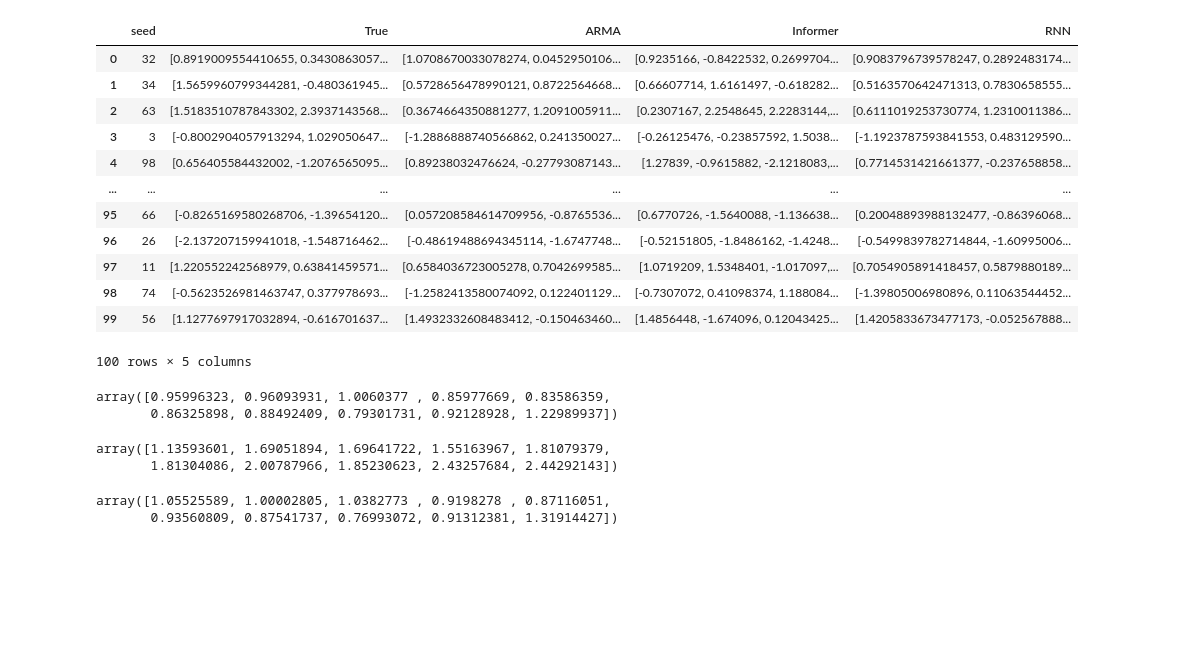
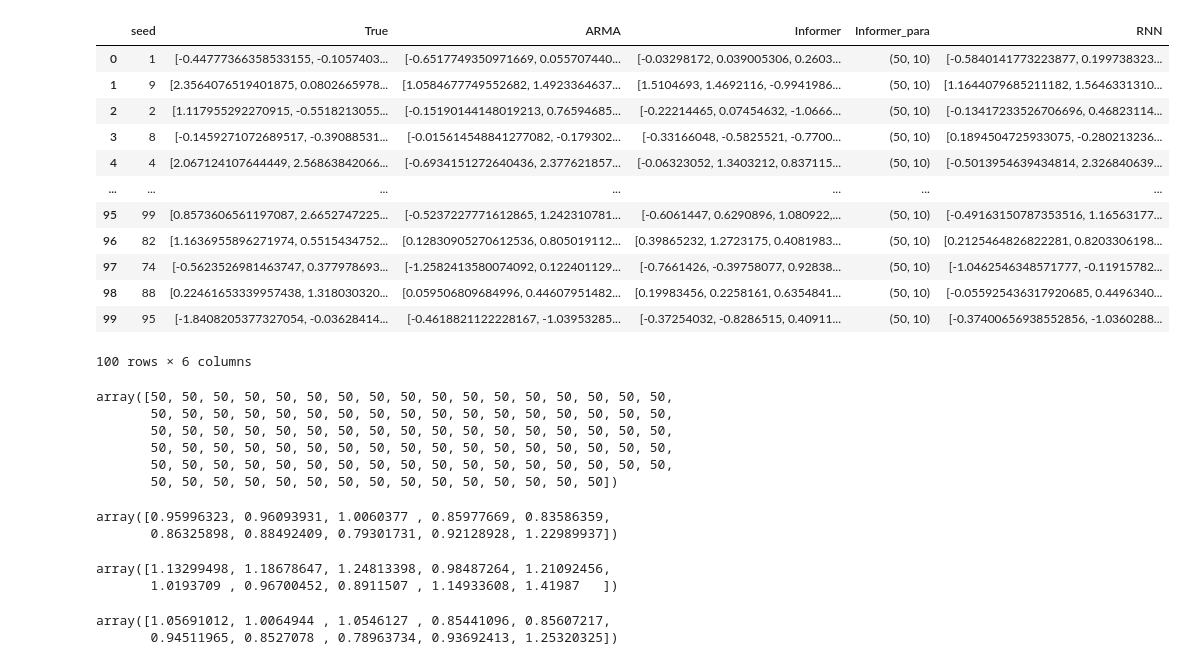
Before and after one commit to jasongangquanzhang/Informer_Time_Series, a Jupyter notebook: visiualization.ipynb, the cells around one changed output. Drawn from its saved outputs; the diff is of its cells as text; code cells hidden in the pictures; blank space fills up the shorter version.

```diff
--- a/visiualization.ipynb
+++ b/visiualization.ipynb
@@ -5,26 +5,36 @@ import numpy as np
 from sklearn.metrics import mean_squared_error
 import matplotlib.pyplot as plt
 # %%
-df = pd.read_csv('csv_results/result_2.csv')
+df = pd.read_csv('csv_results/result_6.csv')
 df
 # %% [output]
-|  | seed | True | ARMA | Informer | RNN |
-| 0 | 32 | [0.8919009554410655, 0.3430863057... | [1.0708670033078274, 0.0452950106... | [0.9235166, -0.8422532, 0.2699704... | [0.9083796739578247, 0.2892483174... |
-| 1 | 34 | [1.5659960799344281, -0.480361945... | [0.5728656478990121, 0.8722564668... | [0.66607714, 1.6161497, -0.618282... | [0.5163570642471313, 0.7830658555... |
-| 2 | 63 | [1.5183510787843302, 2.3937143568... | [0.3674664350881277, 1.2091005911... | [0.2307167, 2.2548645, 2.2283144,... | [0.6111019253730774, 1.2310011386... |
-| 3 | 3 | [-0.8002904057913294, 1.029050647... | [-1.2886888740566862, 0.241350027... | [-0.26125476, -0.23857592, 1.5038... | [-1.1923787593841553, 0.483129590... |
-| 4 | 98 | [0.656405584432002, -1.2076565095... | [0.89238032476624, -0.27793087143... | [1.27839, -0.9615882, -2.1218083,... | [0.7714531421661377, -0.237658858... |
-| ... | ... | ... | ... | ... | ... |
-| 95 | 66 | [-0.8265169580268706, -1.39654120... | [0.057208584614709956, -0.8765536... | [0.6770726, -1.5640088, -1.136638... | [0.20048893988132477, -0.86396068... |
-| 96 | 26 | [-2.137207159941018, -1.548716462... | [-0.48619488694345114, -1.6747748... | [-0.52151805, -1.8486162, -1.4248... | [-0.5499839782714844, -1.60995006... |
-| 97 | 11 | [1.220552242568979, 0.63841459571... | [0.6584036723005278, 0.7042699585... | [1.0719209, 1.5348401, -1.017097,... | [0.7054905891418457, 0.5879880189... |
-| 98 | 74 | [-0.5623526981463747, 0.377978693... | [-1.2582413580074092, 0.122401129... | [-0.7307072, 0.41098374, 1.188084... | [-1.39805006980896, 0.11063544452... |
-| 99 | 56 | [1.1277697917032894, -0.616701637... | [1.4932332608483412, -0.150463460... | [1.4856448, -1.674096, 0.12043425... | [1.4205833673477173, -0.052567888... |
+|  | seed | True | ARMA | Informer | Informer_para | RNN |
+| 0 | 1 | [-0.44777366358533155, -0.1057403... | [-0.6517749350971669, 0.055707440... | [-0.03298172, 0.039005306, 0.2603... | (50, 10) | [-0.5840141773223877, 0.199738323... |
+| 1 | 9 | [2.3564076519401875, 0.0802665978... | [1.0584677749552682, 1.4923364637... | [1.5104693, 1.4692116, -0.9941986... | (50, 10) | [1.1644079685211182, 1.5646331310... |
+| 2 | 2 | [1.117955292270915, -0.5518213055... | [-0.15190144148019213, 0.76594685... | [-0.22214465, 0.07454632, -1.0666... | (50, 10) | [-0.13417233526706696, 0.46823114... |
+| 3 | 8 | [-0.1459271072689517, -0.39088531... | [-0.015614548841277082, -0.179302... | [-0.33166048, -0.5825521, -0.7700... | (50, 10) | [0.1894504725933075, -0.280213236... |
+| 4 | 4 | [2.067124107644449, 2.56863842066... | [-0.6934151272640436, 2.377621857... | [-0.06323052, 1.3403212, 0.837115... | (50, 10) | [-0.5013954639434814, 2.326840639... |
+| ... | ... | ... | ... | ... | ... | ... |
+| 95 | 99 | [0.8573606561197087, 2.6652747225... | [-0.5237227771612865, 1.242310781... | [-0.6061447, 0.6290896, 1.080922,... | (50, 10) | [-0.49163150787353516, 1.16563177... |
+| 96 | 82 | [1.1636955896271974, 0.5515434752... | [0.12830905270612536, 0.805019112... | [0.39865232, 1.2723175, 0.4081983... | (50, 10) | [0.2125464826822281, 0.8203306198... |
+| 97 | 74 | [-0.5623526981463747, 0.377978693... | [-1.2582413580074092, 0.122401129... | [-0.7661426, -0.39758077, 0.92838... | (50, 10) | [-1.0462546348571777, -0.11915782... |
+| 98 | 88 | [0.22461653339957438, 1.318030320... | [0.059506809684996, 0.44607951482... | [0.19983456, 0.2258161, 0.6354841... | (50, 10) | [-0.055925436317920685, 0.4496340... |
+| 99 | 95 | [-1.8408205377327054, -0.03628414... | [-0.4618821122228167, -1.03953285... | [-0.37254032, -0.8286515, 0.40911... | (50, 10) | [-0.37400656938552856, -1.0360288... |
-100 rows × 5 columns
+100 rows × 6 columns
 # %%
 arma_mse = mean_squared_error(np.array(df['True'].apply(ast.literal_eval).to_list()),np.array(df['ARMA'].apply(ast.literal_eval).to_list()),multioutput='raw_values')
 informer_mse = mean_squared_error(np.array(df['True'].apply(ast.literal_eval).to_list()),np.array(df['Informer'].apply(ast.literal_eval).to_list()),multioutput='raw_values')
 rnn_mse = mean_squared_error(np.array(df['True'].apply(ast.literal_eval).to_list()),np.array(df['RNN'].apply(ast.literal_eval).to_list()),multioutput='raw_values')
+# %%
+informer_select = np.array(df['Informer_para'].apply(ast.literal_eval).to_list())[:,0]
+informer_select
+# %% [output]
+array([50, 50, 50, 50, 50, 50, 50, 50, 50, 50, 50, 50, 50, 50, 50, 50, 50,
+       50, 50, 50, 50, 50, 50, 50, 50, 50, 50, 50, 50, 50, 50, 50, 50, 50,
+       50, 50, 50, 50, 50, 50, 50, 50, 50, 50, 50, 50, 50, 50, 50, 50, 50,
+       50, 50, 50, 50, 50, 50, 50, 50, 50, 50, 50, 50, 50, 50, 50, 50, 50,
+       50, 50, 50, 50, 50, 50, 50, 50, 50, 50, 50, 50, 50, 50, 50, 50, 50,
+       50, 50, 50, 50, 50, 50, 50, 50, 50, 50, 50, 50, 50, 50, 50])
 # %%
 arma_mse
 # %% [output]
@@ -33,10 +43,10 @@ array([0.95996323, 0.96093931, 1.0060377 , 0.85977669, 0.83586359,
 # %%
 informer_mse
 # %% [output]
-array([1.13593601, 1.69051894, 1.69641722, 1.55163967, 1.81079379,
-       1.81304086, 2.00787966, 1.85230623, 2.43257684, 2.44292143])
+array([1.13299498, 1.18678647, 1.24813398, 0.98487264, 1.21092456,
+       1.0193709 , 0.96700452, 0.8911507 , 1.14933608, 1.41987   ])
 # %%
 rnn_mse
 # %% [output]
-array([1.05525589, 1.00002805, 1.0382773 , 0.9198278 , 0.87116051,
-       0.93560809, 0.87541737, 0.76993072, 0.91312381, 1.31914427])
+array([1.05691012, 1.0064944 , 1.0546127 , 0.85441096, 0.85607217,
+       0.94511965, 0.8527078 , 0.78963734, 0.93692413, 1.25320325])
```
Also changed, not shown: parts of 2 cells of this notebook, 1 other file.
